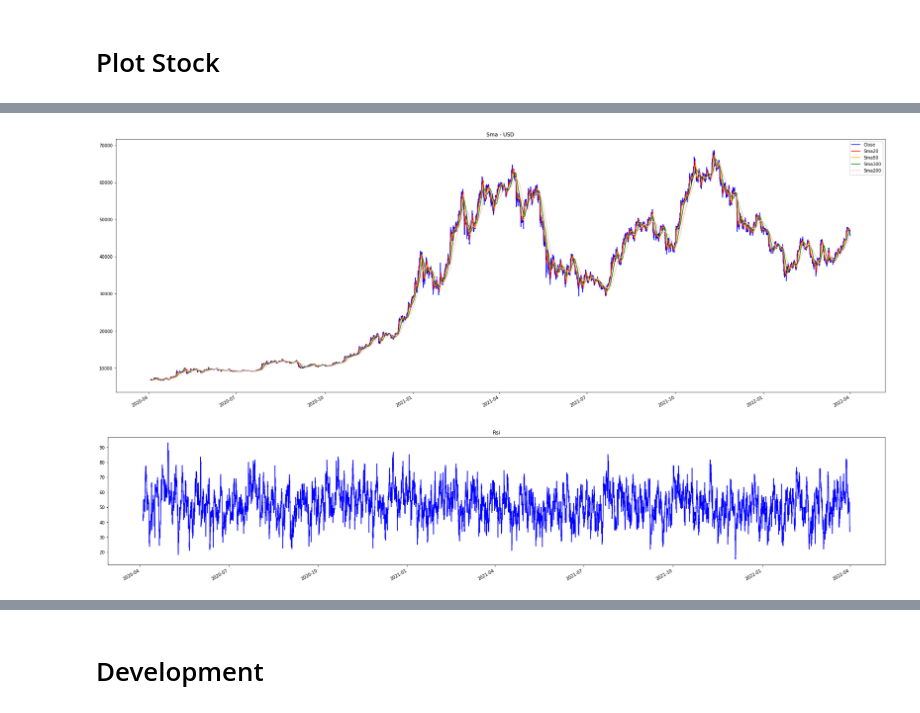
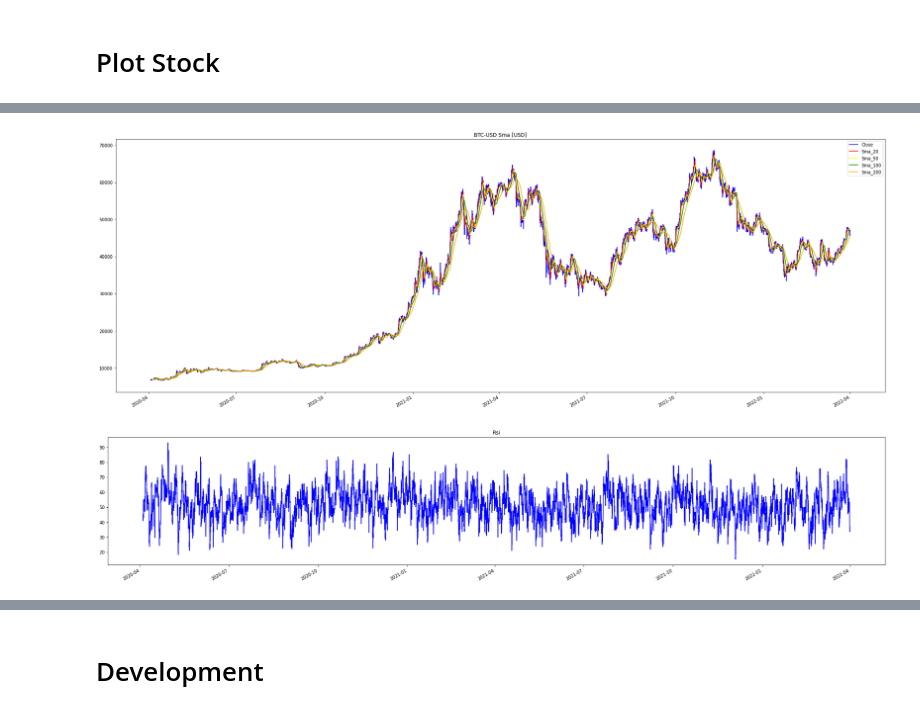
Before and after one commit to MarcoPluchino/2021_FinanceJupyterTutorial, a Jupyter notebook: rbt/notebook/wc_20220329_prova.ipynb, the cells around one changed output, grey strips where cells are left out. Saved outputs shown, nothing was run; the diff lists cells and outputs as text; code cells hidden in the pictures.

```diff
--- a/rbt/notebook/wc_20220329_prova.ipynb
+++ b/rbt/notebook/wc_20220329_prova.ipynb
@@ -42,5 +47,6 @@ stock = Index.add_sma(stock,20)
 stock = Index.add_sma(stock,50)
 stock = Index.add_sma(stock,100)
 stock = Index.add_sma(stock,200)
-stock = Index.add_rsi(stock,24) # 1giorno
+stock = Index.add_rsi(stock,24) # Es. 1 giorno 24 campioni
+stock = Index.add_stocastich(stock)
 # %% [output]
@@ -72,9 +65,11 @@ stock[::-1]
 # https://jakevdp.github.io/PythonDataScienceHandbook/04.08-multiple-subplots.html
 # PLOT TUTTI GLI INDICI
 print("Interval: ",interval)
-import matplotlib.pyplot as plt
-pl1 = stock[['Close','Sma20','Sma50','Sma100','Sma200']].plot(subplots=False, color=color ,figsize=(32,12),title='Sma - USD')
+print(stock.index[0],stock.index[-1],sep='\t')
+print(stock['Close'].min(),stock['Close'].max(), sep = '\t')
+
+pl1 = stock[['Close','Sma_20','Sma_50','Sma_100','Sma_200']].plot(subplots=False, color=color ,figsize=(32,12),title=f'{tickers} Sma [USD]')
 plt.figure()
-pl2 = stock['Rsi'].plot(subplots=False, color=color ,figsize=(32,6),title='Rsi')
+pl2 = stock['Rsi_24'].plot(subplots=False, color=color ,figsize=(32,6),title='Rsi')
 # %% [output]
 Interval:  1h
@@ -81,4 +78,4 @@ Interval:  1h
-[figure, old version]
+[figure, new version]
 [figure]
 # %%
 # LAST sample
```
Also changed, not shown: parts of 8 cells of this notebook, 1 other file.
